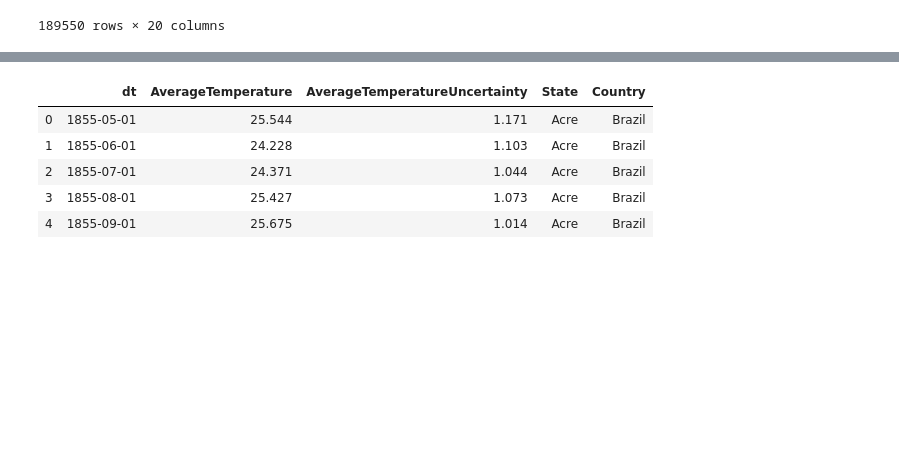
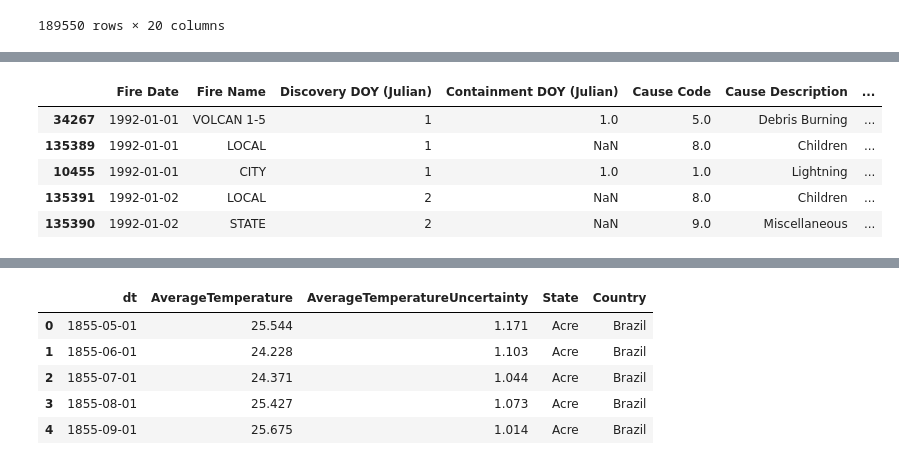
Before and after one commit to arjunng/ETL-Project, a Jupyter notebook: ETL_project.ipynb, the cells around one changed output, grey strips where cells are left out. Cells and saved outputs as stored; diff of their text form; code cells hidden in the pictures; blank space fills up the shorter version.

```diff
--- a/ETL_project.ipynb
+++ b/ETL_project.ipynb
@@ -41,0 +76,11 @@ df_fire.sort_values(by=1,ascending=True)
+# %%
+# Sort by ascending date
+new_df_fire = new_df_fire.sort_values(by='Fire Date', ascending=True)
+new_df_fire.head()
+# %% [output]
+|  | Fire Date | Fire Name | Discovery DOY (Julian) | Containment DOY (Julian) | Cause Code | Cause Description | ... |
+| 34267 | 1992-01-01 | VOLCAN 1-5 | 1 | 1.0 | 5.0 | Debris Burning | ... |
+| 135389 | 1992-01-01 | LOCAL | 1 | NaN | 8.0 | Children | ... |
+| 10455 | 1992-01-01 | CITY | 1 | 1.0 | 1.0 | Lightning | ... |
+| 135391 | 1992-01-02 | LOCAL | 2 | NaN | 8.0 | Children | ... |
+| 135390 | 1992-01-02 | STATE | 2 | NaN | 9.0 | Miscellaneous | ... |
```
Also changed, not shown: parts of 19 cells of this notebook.
